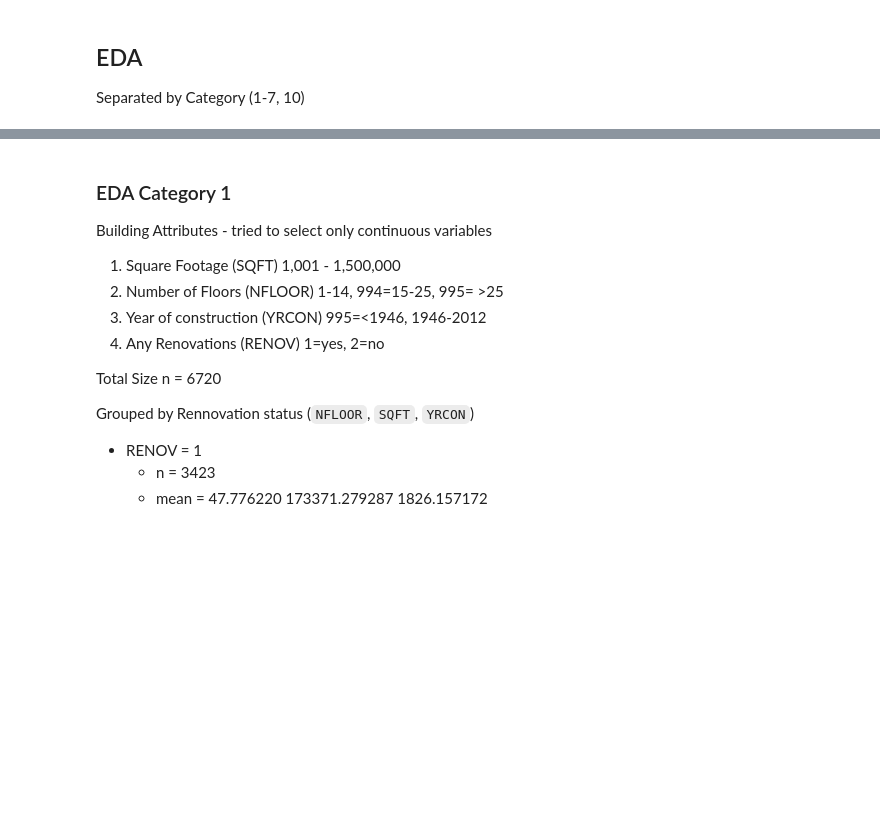
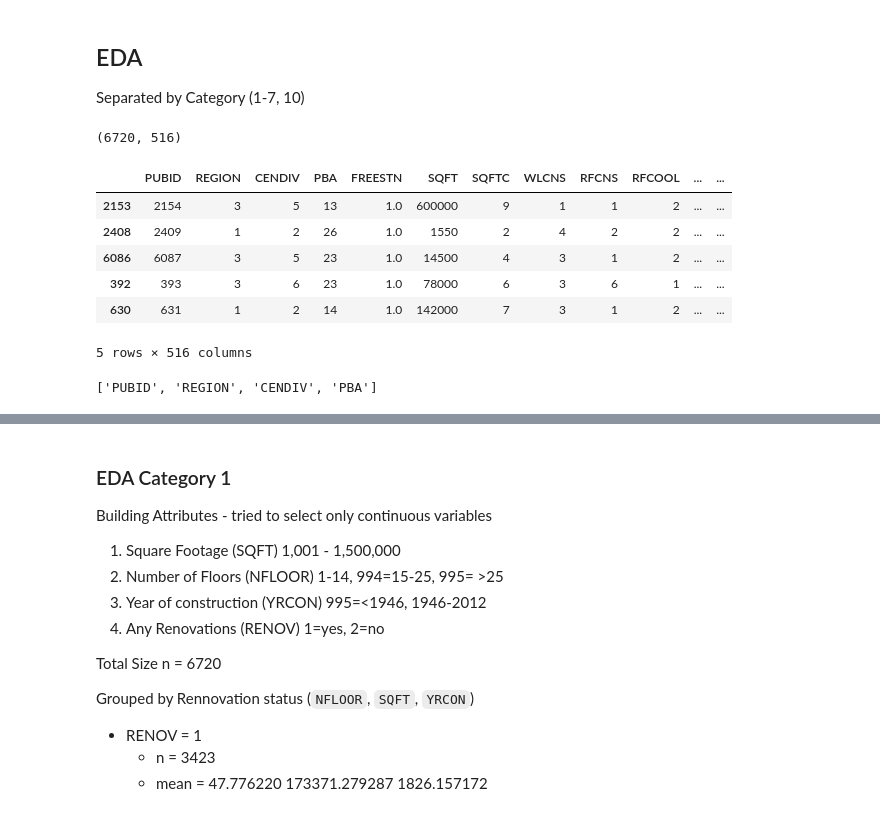
Before and after one commit to oostendo/2022-SI699-011, a Jupyter notebook: eva_and_sam/EDA_cbecs2012.ipynb, the cells around one changed output, grey strips where cells are left out. Cells and saved outputs as stored; diff of their text form; code cells hidden in the pictures; blank space fills up the shorter version.

```diff
--- a/eva_and_sam/EDA_cbecs2012.ipynb
+++ b/eva_and_sam/EDA_cbecs2012.ipynb
@@ -36,0 +49,9 @@ Index(['CATEOGORIES', 'File order', 'Variable\r\nname', 'Variable type',
+# %%
+category_map = {}
+for cat in df_codebook.category.unique():
+    category_cols_df = df_codebook[df_codebook['category'] == cat]
+    cat_cols = []
+    for col in category_cols_df.col_name.values:
+        if type(col) == str:
+            cat_cols.append(col)
+    category_map[cat] = cat_cols
@@ -38,7 +67,3 @@ Index(['CATEOGORIES', 'File order', 'Variable\r\nname', 'Variable type',
 ## EDA
 
 Separated by Category (1-7, 10)
-# %%
-df = df.drop(columns=category_map['get rid of'])
-print(df.shape)
-df.sample(5)
@@ -52 +70,18 @@ category_map['1']
+# %%
+df = df[keep_cols]
+print(df.shape)
+df.sample(5)
+# %% [output]
+(6720, 516)
+|  | PUBID | REGION | CENDIV | PBA | FREESTN | SQFT | SQFTC | WLCNS | RFCNS | RFCOOL | ... | ... |
+| 2153 | 2154 | 3 | 5 | 13 | 1.0 | 600000 | 9 | 1 | 1 | 2 | ... | ... |
+| 2408 | 2409 | 1 | 2 | 26 | 1.0 | 1550 | 2 | 4 | 2 | 2 | ... | ... |
+| 6086 | 6087 | 3 | 5 | 23 | 1.0 | 14500 | 4 | 3 | 1 | 2 | ... | ... |
+| 392 | 393 | 3 | 6 | 23 | 1.0 | 78000 | 6 | 3 | 6 | 1 | ... | ... |
+| 630 | 631 | 1 | 2 | 14 | 1.0 | 142000 | 7 | 3 | 1 | 2 | ... | ... |
+5 rows × 516 columns
+# %%
+category_map[0]
+# %% [output]
+['PUBID', 'REGION', 'CENDIV', 'PBA']
 # %%
```
Also changed, not shown: parts of 39 cells of this notebook, 2 other files.
